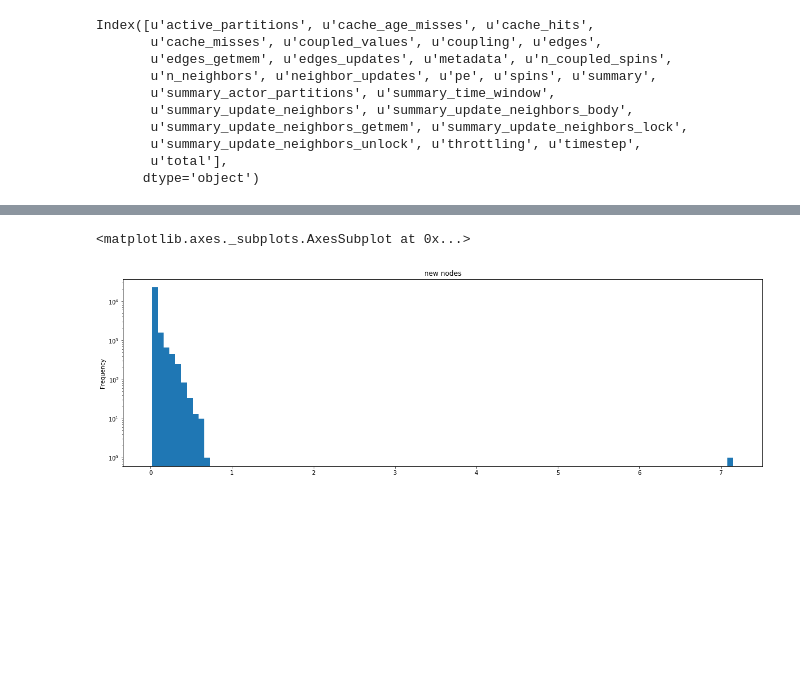
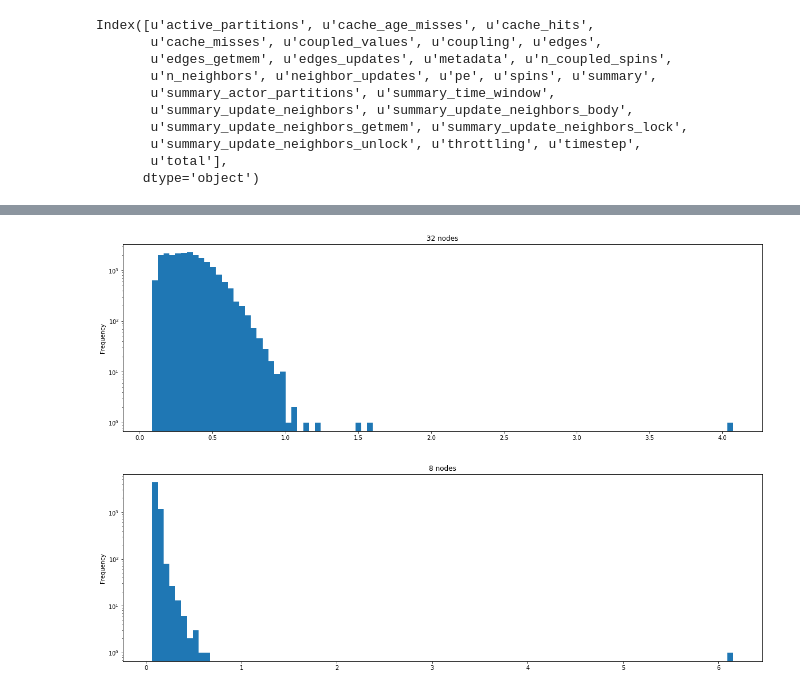
Before and after one commit to agrippa/hoover, a Jupyter notebook: data/analyze-hoover-logs.ipynb, the cells around one changed output, grey strips where cells are left out. Drawn from its saved outputs; the diff is of its cells as text; code cells hidden in the pictures; blank space fills up the shorter version.

```diff
--- a/data/analyze-hoover-logs.ipynb
+++ b/data/analyze-hoover-logs.ipynb
@@ -169,0 +274,4 @@ for nnodes in sorted(dfs.keys()):
+# %%
+# 4x as many local vertices for 8 nodes
+for nnodes in sorted(dfs.keys()):
+    print(nnodes + '\t' + str(dfs[nnodes]['edges_checks'].sum()))
@@ -181,7 +292,8 @@ Index([u'active_partitions', u'cache_age_misses', u'cache_hits',
        u'total'],
       dtype='object')
 # %%
-fig, ax = matplotlib.pyplot.subplots(figsize=(20.0, 6.0))
-dfs['new']['coupling'].plot(kind = 'hist', bins = 100, ax = ax,
+for nnodes in sorted(dfs.keys()):
+    fig, ax = matplotlib.pyplot.subplots(figsize=(20.0, 6.0))
+    dfs[nnodes]['coupling'].plot(kind = 'hist', bins = 100, ax = ax,
                             title = str(nnodes) + ' nodes', logy = True)
 # %% [output]
@@ -190,5 +302,6 @@ dfs['new']['coupling'].plot(kind = 'hist', bins = 100, ax = ax,
 # %%
-fig, ax = matplotlib.pyplot.subplots(figsize=(20.0, 6.0))
-dfs['new']['n_coupled_spins'].plot(kind = 'hist', bins = 100, ax = ax,
-                            title = str(nnodes) + ' nodes', logy = True)
+for nnodes in sorted(dfs.keys()):
+    fig, ax = matplotlib.pyplot.subplots(figsize=(20.0, 6.0))
+    dfs[nnodes]['n_coupled_spins'].plot(kind = 'hist', bins = 100, ax = ax,
+                                title = str(nnodes) + ' nodes', logy = True)
 # %% [output]
@@ -218,5 +331,6 @@ dfs['new'].sort_values(by = 'coupling', ascending = False)
 # %%
-fig, ax = matplotlib.pyplot.subplots(figsize=(20.0, 6.0))
-dfs['new']['coupled_values'].plot(kind = 'hist', bins = 100, ax = ax,
-                            title = str(nnodes) + ' nodes')
+for nnodes in sorted(dfs.keys()):
+    fig, ax = matplotlib.pyplot.subplots(figsize=(20.0, 6.0))
+    dfs[nnodes]['coupled_values'].plot(kind = 'hist', bins = 100, ax = ax,
+                                title = str(nnodes) + ' nodes')
 # %% [output]
@@ -225,10 +339,11 @@ dfs['new']['coupled_values'].plot(kind = 'hist', bins = 100, ax = ax,
 # %%
-fig, ax = matplotlib.pyplot.subplots(figsize=(20.0, 6.0))
-dfs['new']['throttling'].plot(kind = 'hist', bins = 100, ax = ax,
-                            title = str(nnodes) + ' nodes', logy = True)
+for nnodes in sorted(dfs.keys()):
+    fig, ax = matplotlib.pyplot.subplots(figsize=(20.0, 6.0))
+    dfs[nnodes]['throttling'].plot(kind = 'hist', bins = 100, ax = ax,
+                                title = str(nnodes) + ' nodes', logy = True)
 # %% [output]
-<matplotlib.axes._subplots.AxesSubplot at 0x...>
-[figure, old version]
+[figure, new version]
+[figure, added]
 # %%
 # Who does the most throttling and least throttling?
 dfs['new'].sort_values(by = 'throttling')[['throttling', 'pe', 'timestep']].head(10)
```
Also changed, not shown: parts of 23 cells of this notebook, 4 other files.
